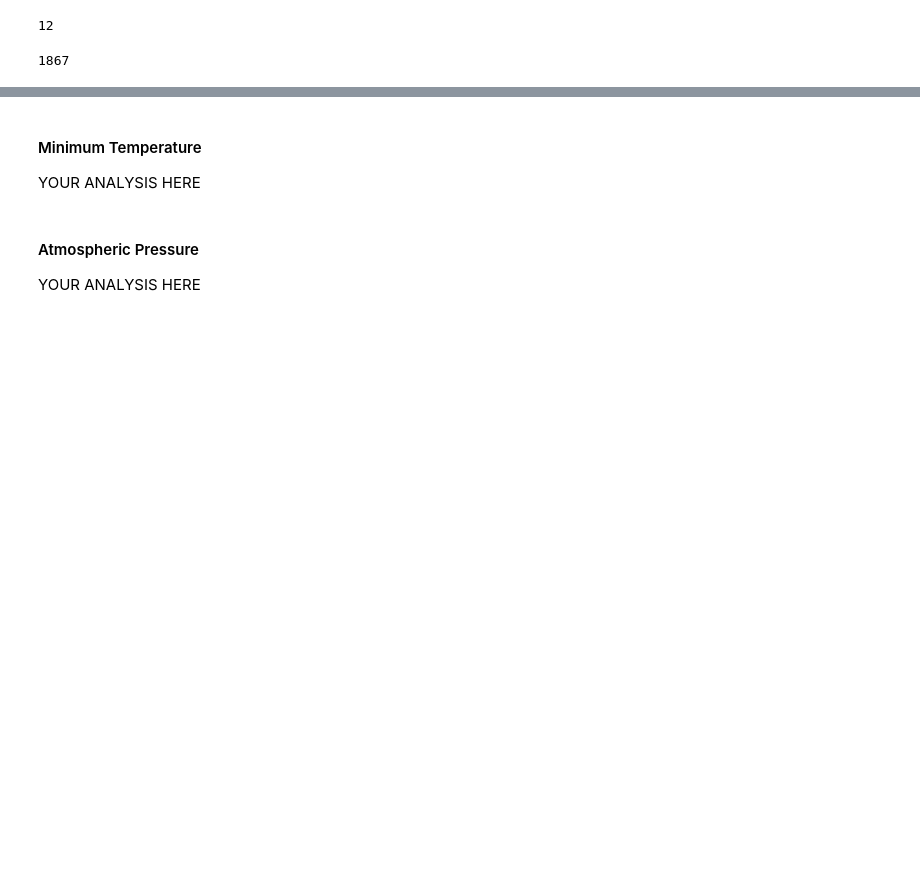
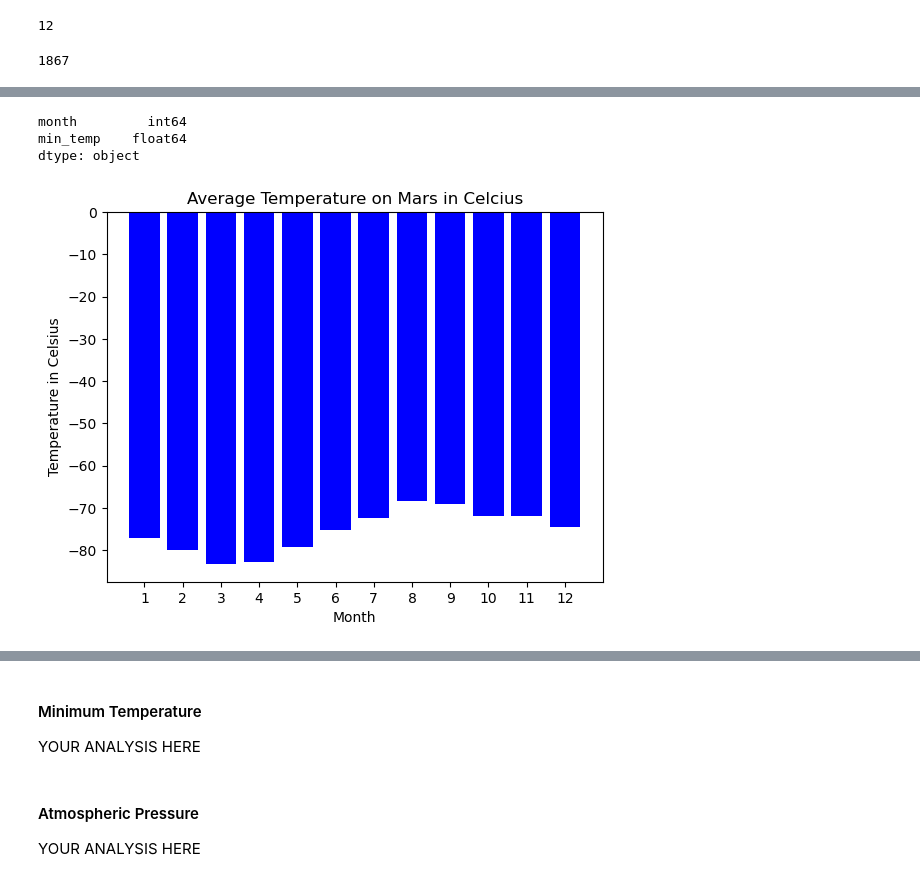
Before and after one commit to M0ther0fGingers/mars_news, a Jupyter notebook: 11-Data-Collection/part_2_mars_weather.ipynb, the cells around one changed output, grey strips where cells are left out. Cells and saved outputs as stored; diff of their text form; code cells hidden in the pictures; blank space fills up the shorter version.

```diff
--- a/11-Data-Collection/part_2_mars_weather.ipynb
+++ b/11-Data-Collection/part_2_mars_weather.ipynb
@@ -255,5 +255,7 @@ martian_days
 # Group by the month column
 month_group = temps_list_df.groupby("month")["min_temp"].mean()
 month_group = month_group.round(2)
-month_group
+month_group_df = pd.DataFrame(month_group)
+month_group_df = month_group_df.reset_index()
+month_group_df
 # %% [output]
@@ -281,0 +275,18 @@ Name: min_temp, dtype: float64
+# %%
+print(month_group_df.dtypes)
+# %% [output]
+month         int64
+min_temp    float64
+dtype: object
+# %%
+# Plot the average minimum temperature by month
+x_axis = month_group_df["month"]
+y_axis = month_group_df['min_temp']
+plt.xticks(ticks=x_axis)
+plt.bar(x_axis, y_axis, color='b', align='center')
+plt.xlabel("Month")
+plt.ylabel("Temperature in Celsius")
+plt.title("Average Temperature on Mars in Celsius")
+plt.show()
+# %% [output]
+[figure, added]
```
Also changed, not shown: parts of 10 cells of this notebook.
